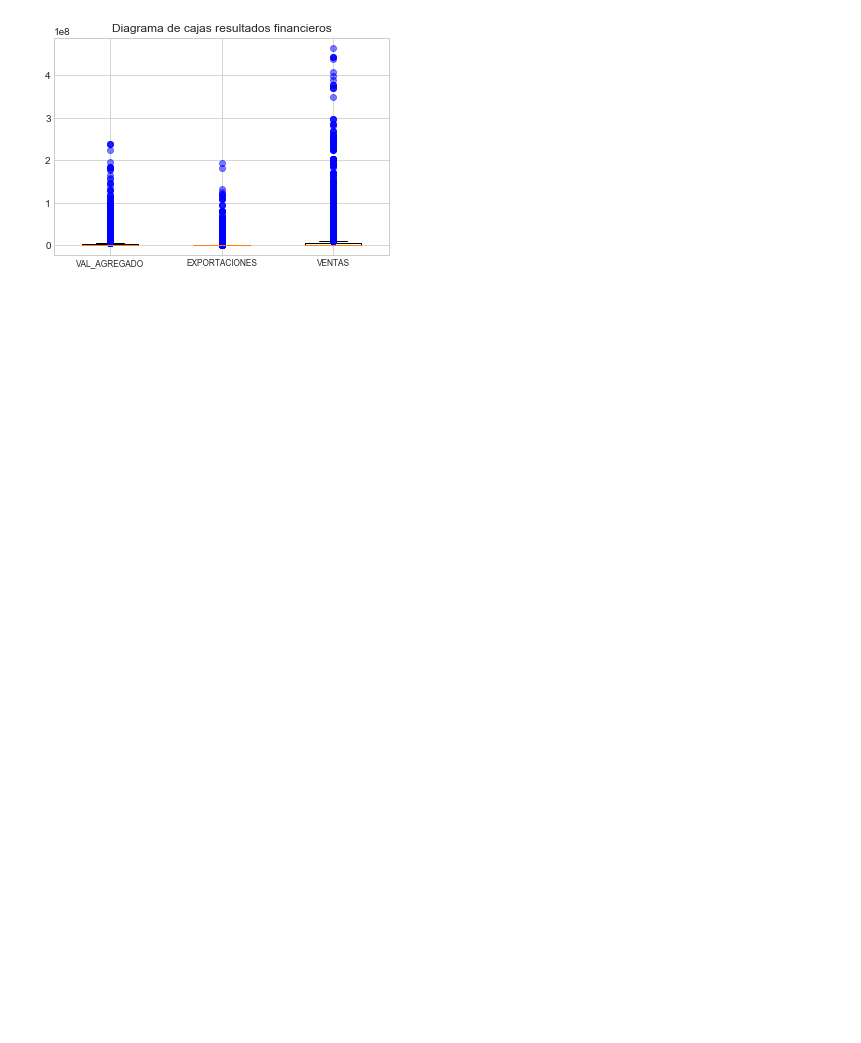
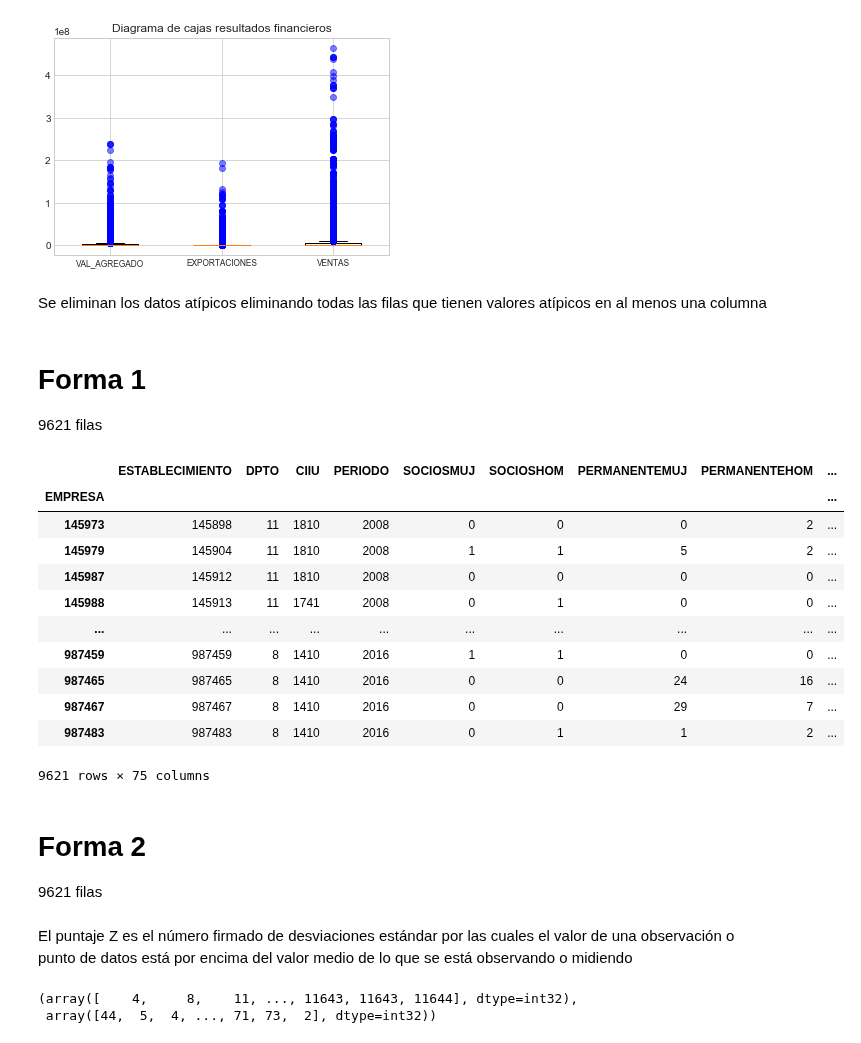
Before and after one commit to KatherinAcosta/Proyecto2018, a Jupyter notebook: 4. Datos atípicos.ipynb, the cells around one changed output. Saved outputs shown, nothing was run; the diff lists cells and outputs as text; code cells hidden in the pictures; blank space fills up the shorter version.

```diff
--- a/4. Datos atípicos.ipynb
+++ b/4. Datos atípicos.ipynb
@@ -126,3 +46,39 @@ for flier in k['fliers']:
 plt.savefig("Diagrama de cajas resultados financieros.png")
 # %% [output]
 [figure]
+# %% [markdown]
+Se eliminan los datos atípicos eliminando todas las filas que tienen valores atípicos en al menos una columna
+# %% [markdown]
+# Forma 1
+
+9621 filas
+# %%
+from scipy import stats     #Los datos estan dentro de 3 desviaciones estándar de la media
+totalfiltrado=total[(np.abs(stats.zscore(total)) < 3).all(axis=1)]
+totalfiltrado
+# %% [output]
+|  | ESTABLECIMIENTO | DPTO | CIIU | PERIODO | SOCIOSMUJ | SOCIOSHOM | PERMANENTEMUJ | PERMANENTEHOM | ... |
+| EMPRESA |  |  |  |  |  |  |  |  | ... |
+| 145973 | 145898 | 11 | 1810 | 2008 | 0 | 0 | 0 | 2 | ... |
+| 145979 | 145904 | 11 | 1810 | 2008 | 1 | 1 | 5 | 2 | ... |
+| 145987 | 145912 | 11 | 1810 | 2008 | 0 | 0 | 0 | 0 | ... |
+| 145988 | 145913 | 11 | 1741 | 2008 | 0 | 1 | 0 | 0 | ... |
+| ... | ... | ... | ... | ... | ... | ... | ... | ... | ... |
+| 987459 | 987459 | 8 | 1410 | 2016 | 1 | 1 | 0 | 0 | ... |
+| 987465 | 987465 | 8 | 1410 | 2016 | 0 | 0 | 24 | 16 | ... |
+| 987467 | 987467 | 8 | 1410 | 2016 | 0 | 0 | 29 | 7 | ... |
+| 987483 | 987483 | 8 | 1410 | 2016 | 0 | 1 | 1 | 2 | ... |
+9621 rows × 75 columns
+# %% [markdown]
+# Forma 2
+
+9621 filas
+# %% [markdown]
+El puntaje Z es el número firmado de desviaciones estándar por las cuales el valor de una observación o punto de datos está por encima del valor medio de lo que se está observando o midiendo
+# %%
+z = np.abs (stats.zscore (total))
+z
+np.where (z> 3)
+# %% [output]
+(array([    4,     8,    11, ..., 11643, 11643, 11644], dtype=int32),
+ array([44,  5,  4, ..., 71, 73,  2], dtype=int32))
```
Also changed, not shown: parts of 14 cells of this notebook.
